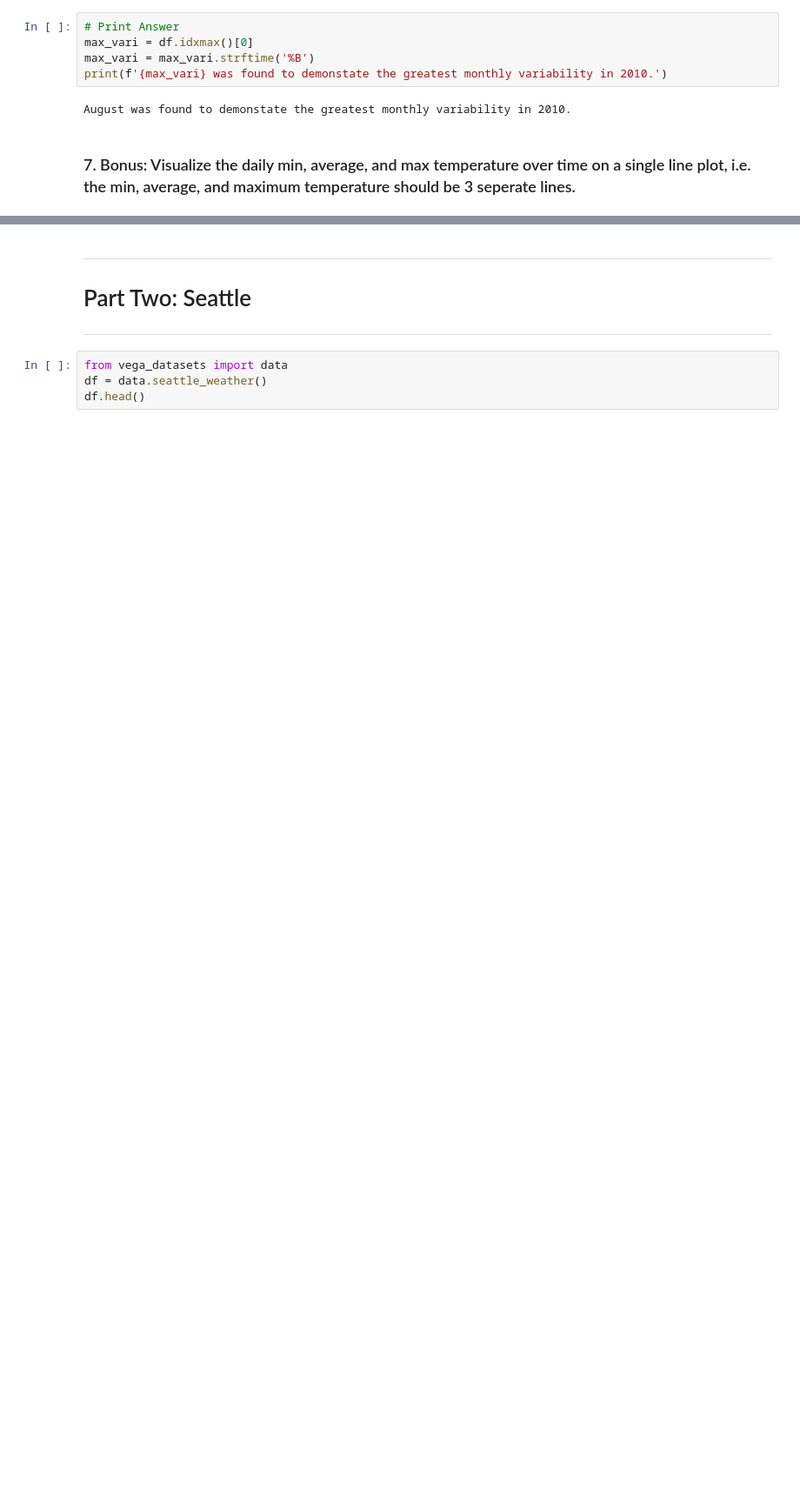
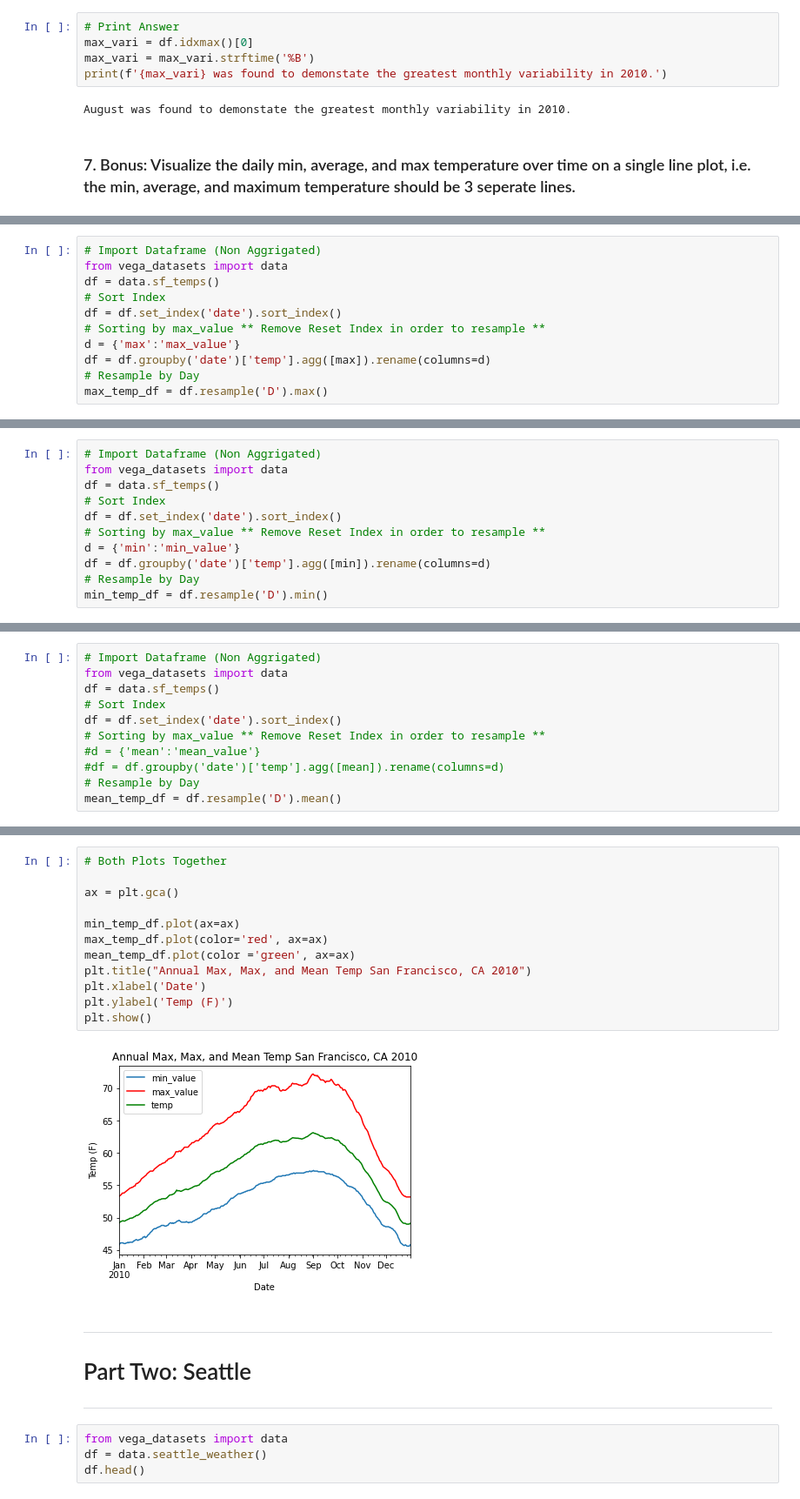
Before and after one commit to CSolitaire/time-series-exercises, a Jupyter notebook: time-series-manipulation.ipynb, the cells around one changed output, grey strips where cells are left out. Shown at 87% size. Saved outputs shown, nothing was run; the diff lists cells and outputs as text; blank space fills up the shorter version.

```diff
--- a/time-series-manipulation.ipynb
+++ b/time-series-manipulation.ipynb
@@ -223,0 +226,11 @@ August was found to demonstate the greatest monthly variability in 2010.
+# %%
+# Import Dataframe (Non Aggrigated)
+from vega_datasets import data
+df = data.sf_temps()
+# Sort Index
+df = df.set_index('date').sort_index()
+# Sorting by max_value ** Remove Reset Index in order to resample **
+d = {'max':'max_value'}
+df = df.groupby('date')['temp'].agg([max]).rename(columns=d)
+# Resample by Day
+max_temp_df = df.resample('D').max()
@@ -223,0 +239,11 @@ August was found to demonstate the greatest monthly variability in 2010.
+# %%
+# Import Dataframe (Non Aggrigated)
+from vega_datasets import data
+df = data.sf_temps()
+# Sort Index
+df = df.set_index('date').sort_index()
+# Sorting by max_value ** Remove Reset Index in order to resample **
+d = {'min':'min_value'}
+df = df.groupby('date')['temp'].agg([min]).rename(columns=d)
+# Resample by Day
+min_temp_df = df.resample('D').min()
@@ -223,0 +252,11 @@ August was found to demonstate the greatest monthly variability in 2010.
+# %%
+# Import Dataframe (Non Aggrigated)
+from vega_datasets import data
+df = data.sf_temps()
+# Sort Index
+df = df.set_index('date').sort_index()
+# Sorting by max_value ** Remove Reset Index in order to resample **
+#d = {'mean':'mean_value'}
+#df = df.groupby('date')['temp'].agg([mean]).rename(columns=d)
+# Resample by Day
+mean_temp_df = df.resample('D').mean()
@@ -224,3 +265,17 @@ August was found to demonstate the greatest monthly variability in 2010.
+# %%
+# Both Plots Together
+
+ax = plt.gca()
+
+min_temp_df.plot(ax=ax)
+max_temp_df.plot(color='red', ax=ax)
+mean_temp_df.plot(color ='green', ax=ax)
+plt.title("Annual Max, Max, and Mean Temp San Francisco, CA 2010")
+plt.xlabel('Date')
+plt.ylabel('Temp (F)')
+plt.show()
+# %% [output]
+[figure, added]
 # %% [markdown]
 ***
 
```
Also changed, not shown: parts of 29 cells of this notebook.
